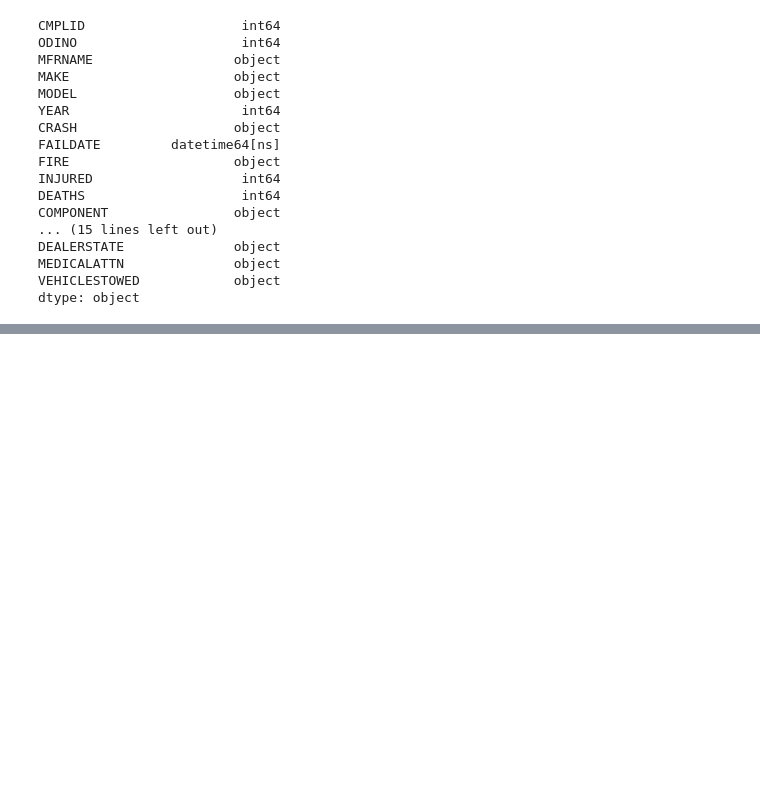
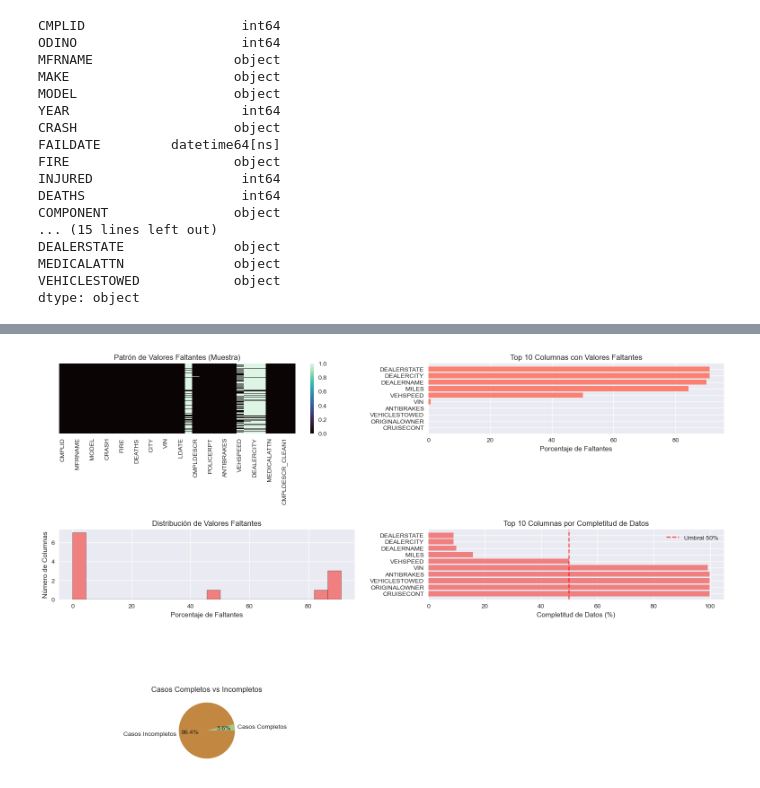
Before and after one commit to erikmoralestec/proyecto-integrador-grafos-de-conocimiento-llm, a Jupyter notebook: notebooks/01_EDA_UserComplaints.ipynb, the cells around one changed output, grey strips where cells are left out. Drawn from its saved outputs; the diff is of its cells as text; code cells hidden in the pictures; blank space fills up the shorter version.

```diff
--- a/notebooks/01_EDA_UserComplaints.ipynb
+++ b/notebooks/01_EDA_UserComplaints.ipynb
@@ -1136,12 +233,0 @@ LDA panel guardado en results/figures/lda_topics.html
-# %%
-doc_topic = lda_model.transform(X)              # matriz docs × topics
-df['TOPIC_ID'] = doc_topic.argmax(axis=1) + 1   # 1..n_topics
-df['TOPIC_SCORE'] = doc_topic.max(axis=1)
-
-# Ejemplos: distribución por tema y cruce con COMPONENT
-topic_counts = df['TOPIC_ID'].value_counts().sort_index()
-display(topic_counts)
-
-if 'COMPONENT' in df.columns:
-    cross = df.groupby(['TOPIC_ID','COMPONENT']).size().reset_index(name='n')
-    display(cross.sort_values('n', ascending=False).head(20))
@@ -1218,0 +238,81 @@ display(top_by_label.groupby('label').head(10))
+# %%
+# Análisis de valores faltantes
+missing_data = df.isnull().sum()
+missing_percentage = (missing_data / len(df)) * 100
+
+missing_df = pd.DataFrame({
+    'Columna': missing_data.index,
+    'Conteo_Faltantes': missing_data.values,
+    'Porcentaje_Faltantes': missing_percentage.values
+}).sort_values('Porcentaje_Faltantes', ascending=False)
+
+print("Resumen de Valores Faltantes:")
+print(missing_df[missing_df['Conteo_Faltantes'] > 0])
+
+# Crear figura con 3 filas y 2 columnas (pero eliminamos el último eje vacío)
+fig, axes = plt.subplots(3, 2, figsize=(16, 10))
+axes = axes.flatten()
+
+# Gráfico 1 - Patrón de valores faltantes (heatmap)
+missing_sample = df.sample(min(1000, len(df))).isnull()
+sns.heatmap(missing_sample, cbar=True, yticklabels=False, ax=axes[0], cmap="mako")
+axes[0].set_title('Patrón de Valores Faltantes (Muestra)')
+
+# Gráfico 2 - Top 10 columnas con más faltantes
+top_missing = missing_df.head(10)
+axes[1].barh(top_missing['Columna'], top_missing['Porcentaje_Faltantes'], color='salmon')
+axes[1].set_xlabel('Porcentaje de Faltantes')
+axes[1].set_title('Top 10 Columnas con Valores Faltantes')
+axes[1].invert_yaxis()
+
+# Gráfico 3 - Distribución de % de valores faltantes
+axes[2].hist(missing_percentage[missing_percentage > 0], bins=20, edgecolor='black', color='lightcoral')
+axes[2].set_xlabel('Porcentaje de Faltantes')
+axes[2].set_ylabel('Número de Columnas')
+axes[2].set_title('Distribución de Valores Faltantes')
+
+# Gráfico 4 - Completitud de datos
+missing_by_col = df.isnull().sum().sort_values(ascending=False)
+completeness_by_col = (1 - missing_by_col / len(df)) * 100
+top_10_missing = completeness_by_col.head(10)
+
+axes[3].barh(top_10_missing.index, top_10_missing.values, color='lightcoral')
+axes[3].axvline(x=50, color='red', linestyle='--', alpha=0.7, label='Umbral 50%')
+axes[3].set_xlabel('Completitud de Datos (%)')
+axes[3].set_title('Top 10 Columnas por Completitud de Datos')
+axes[3].legend()
+axes[3].invert_yaxis()
+
+# Gráfico 5 - Casos completos vs incompletos
+complete_cases = df.dropna()
+axes[4].pie(
+    [len(complete_cases), len(df) - len(complete_cases)],
+    labels=['Casos Completos', 'Casos Incompletos'],
+    autopct='%1.1f%%',
+    colors=['#A8C686', '#C28740']
+)
+axes[4].set_title('Casos Completos vs Incompletos')
+
+# 🔹 Eliminar el eje vacío (posición 6)
+fig.delaxes(axes[5])
+
+# Mejor distribución
+plt.tight_layout(pad=3.0, h_pad=2.5, w_pad=2.5)
+plt.show()
+
+# Resumen más informativo de datos faltantes
+complete_cases = df.dropna()
+print(f"\nCasos completos (sin valores faltantes en NINGUNA columna): {len(complete_cases)} ({len(complete_cases)/len(df)*100:.2f}%)")
+print(f"Columnas sin valores faltantes: {sum(missing_data == 0)}")
+print(f"Columnas con todos los valores faltantes: {sum(missing_data == len(df))}")
+
+# Mostrar columnas con distintos niveles de completitud
+alta_completitud = completeness_by_col[completeness_by_col >= 80]
+media_completitud = completeness_by_col[(completeness_by_col >= 50) & (completeness_by_col < 80)]
+baja_completitud = completeness_by_col[completeness_by_col < 50]
+
+print(f"\nResumen de Completitud de Datos:")
+print(f"  Alta completitud (≥80%): {len(alta_completitud)} columnas")
+print(f"  Completitud media (50-79%): {len(media_completitud)} columnas")
+print(f"  Baja completitud (<50%): {len(baja_completitud)} columnas")
+# %% [output]
@@ -1218,0 +333 @@ display(top_by_label.groupby('label').head(10))
+[figure, added]
```
Also changed, not shown: parts of 71 cells of this notebook.
